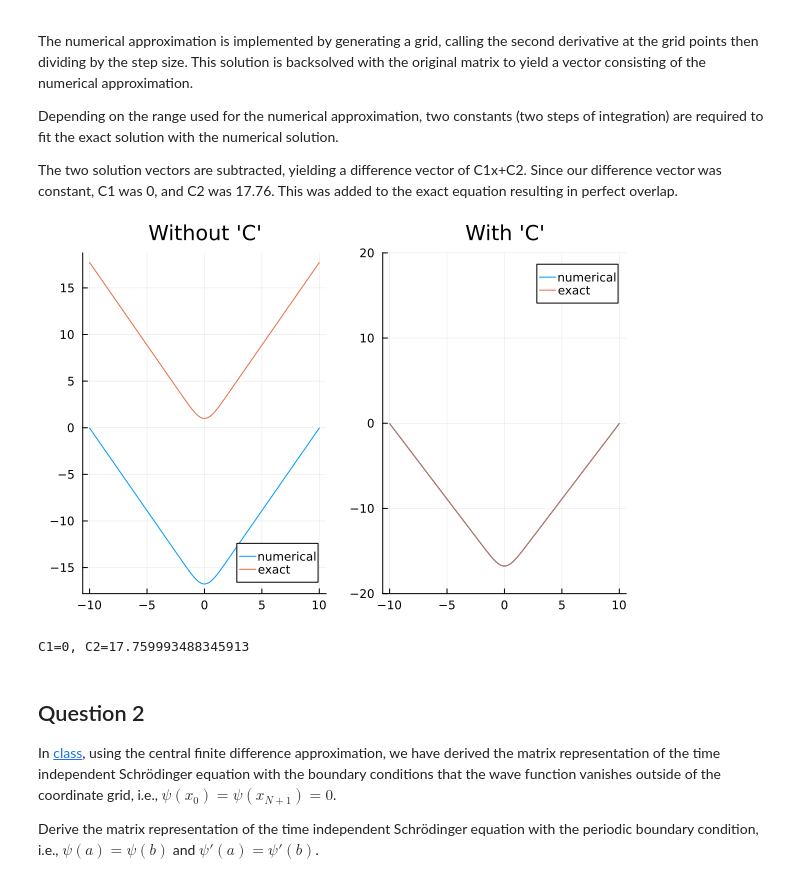
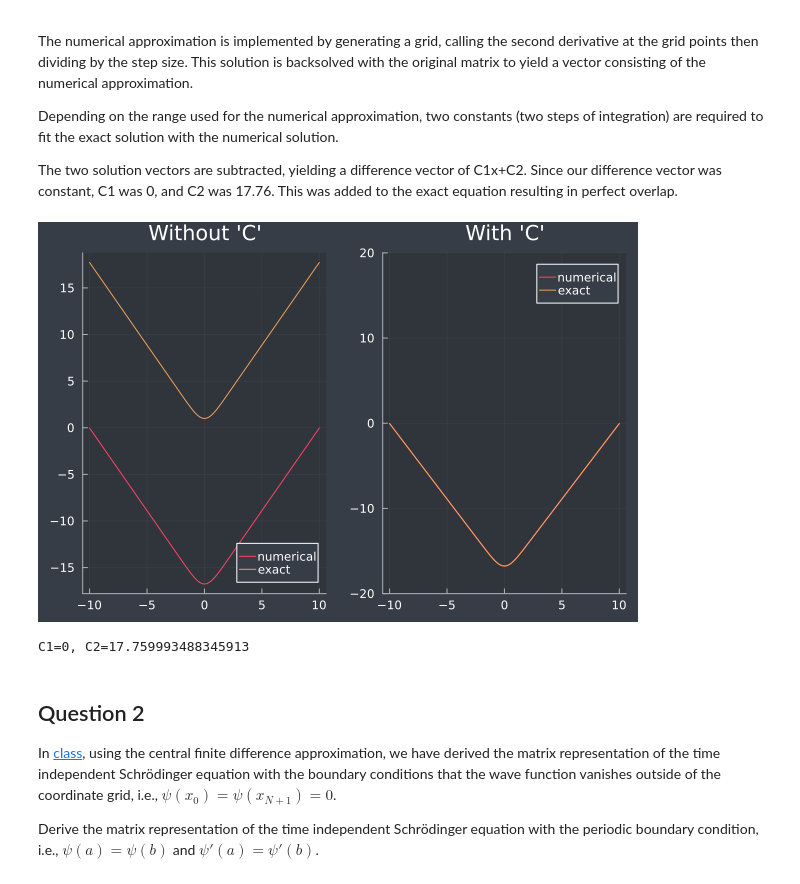
Before and after one commit to jloch206/Comp_Phys_Lochner, a Jupyter notebook: Homework3.ipynb, the cells around one changed output. Cells and saved outputs as stored; diff of their text form; code cells hidden in the pictures.

Commit message:
fixed the graph for number 3

```diff
--- a/Homework3.ipynb
+++ b/Homework3.ipynb
@@ -40,38 +40,39 @@ The two solution vectors are subtracted, yielding a difference vector of C1x+C2.
 # %%
 
 using LinearAlgebra, Plots, SpecialFunctions,Statistics
+theme(:dark)
 x=collect(-10:.02:10)
 Δx=.02
 N=length(x)
 B = 2 .*exp.(-x.^2)
 A = zeros(N,N)
 for i in 1:N, j in 1:N
   abs(i-j)<=1 && (A[i,j]+=1)
   i==j && (A[i,j]-=3)
 end
 A = A/(Δx^2)
 numerical_sol=A\B
 #
 exact_fun=x->sqrt(pi).*erf.(x).*x+exp.(-x.^2)
 exact_sol=exact_fun(x)
 diff=exact_sol-numerical_sol
 c2=mean(diff)
 c1=0
 exact_fun1=x->sqrt(pi).*erf.(x).*x+exp.(-x.^2) +c1 .*x  .-c2
 exact_sol1=exact_fun1(x)
 #
 pt1=Plots.plot(x,numerical_sol,label="numerical")
 Plots.plot!(pt1,x,exact_sol,label="exact",title="Without 'C'")
 pt2=Plots.plot(x,numerical_sol,label="numerical")
 Plots.plot!(pt2,x,exact_sol1,label="exact",title="With 'C'")
 ##
 ylims!(pt2,-20,20)
 display(plot(pt1,pt2))
 gui()
 
 print("C1=",c1, ", C2=",c2)
 # %% [output]
-[figure, old version]
+[figure, new version]
 C1=0, C2=17.759993488345913
 # %% [markdown]
 ## Question 2
```
Also changed, not shown: parts of 5 cells of this notebook, 1 other file.
